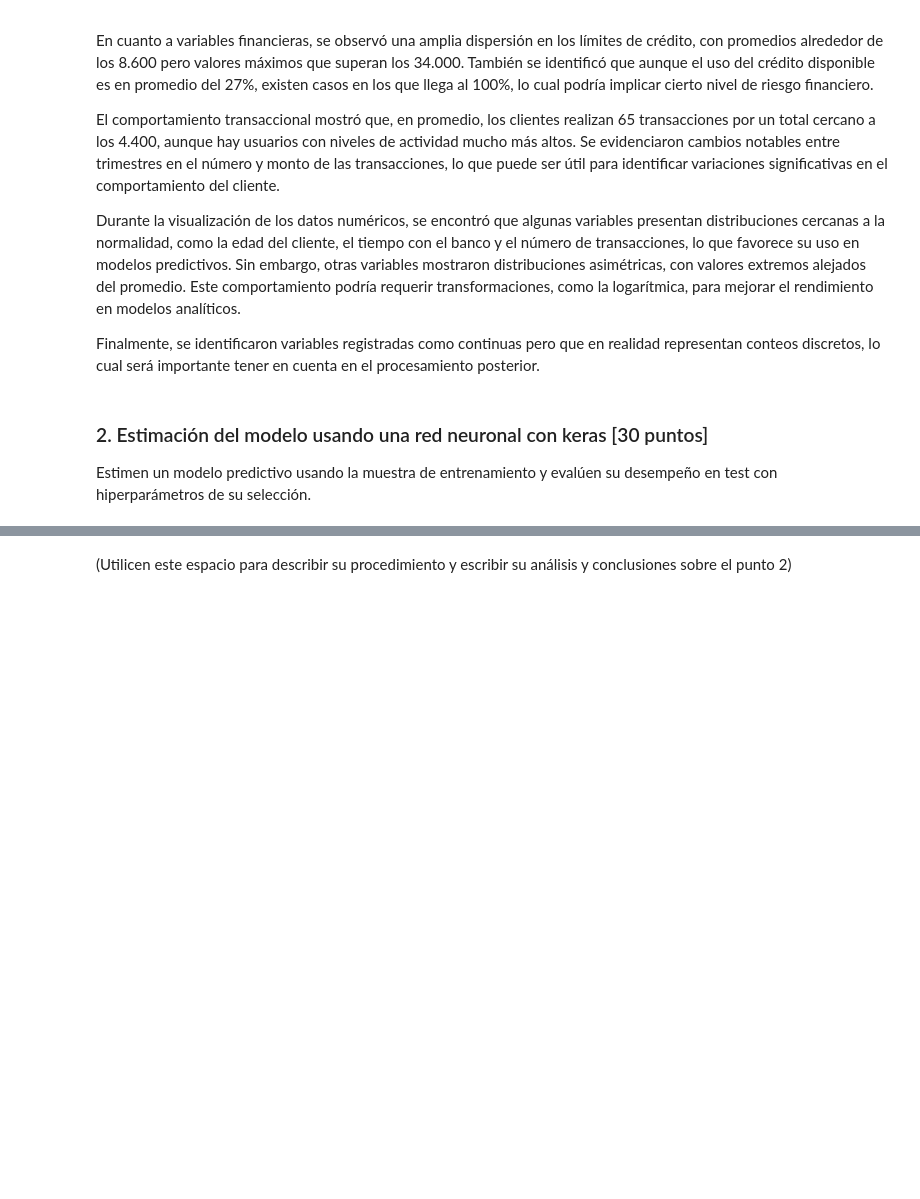
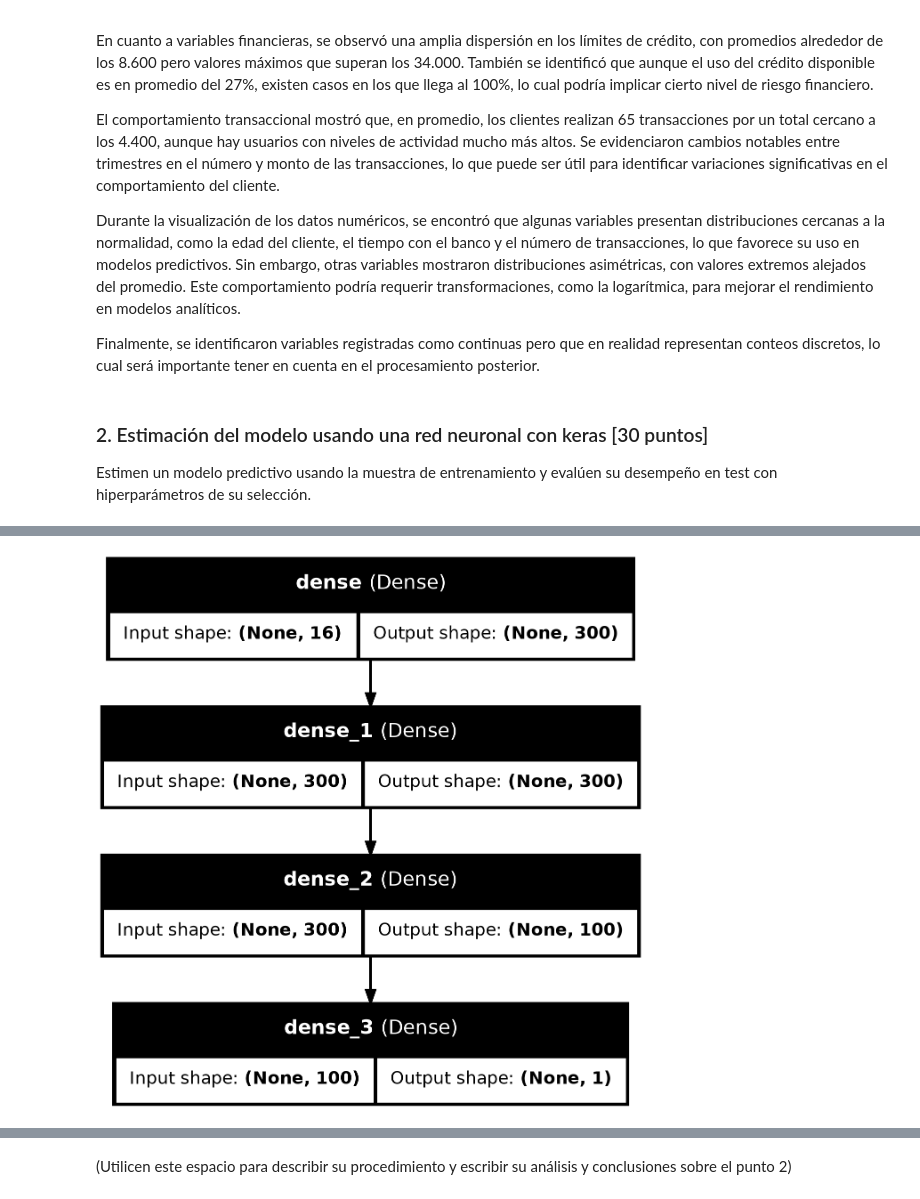
Before and after one commit to Crismaro19/deepLearningTalleres, a Jupyter notebook: semana3/S2TCPEP2.ipynb, the cells around one changed output, grey strips where cells are left out. Saved outputs shown, nothing was run; the diff lists cells and outputs as text; code cells hidden in the pictures; blank space fills up the shorter version.

Commit message:
se agrega modelo 1 - Cristian Romero

```diff
--- a/semana3/S2TCPEP2.ipynb
+++ b/semana3/S2TCPEP2.ipynb
@@ -236,0 +288,8 @@ Estimen un modelo predictivo usando la muestra de entrenamiento y evalúen su de
+# %%
+# Cracion de la red
+model = keras.models.Sequential()
+
+model.add(keras.layers.Dense(300, activation="relu", input_shape=(16,)))
+model.add(keras.layers.Dense(300, activation="relu"))
+model.add(keras.layers.Dense(100, activation="relu"))
+model.add(keras.layers.Dense(1, activation="sigmoid"))
@@ -236,0 +300,5 @@ Estimen un modelo predictivo usando la muestra de entrenamiento y evalúen su de
+# %%
+# Graficar la red
+plot_model(model, show_shapes=True, show_layer_names=True)
+# %% [output]
+[figure, added]
```
Also changed, not shown: parts of 15 cells of this notebook, 1 other file.
